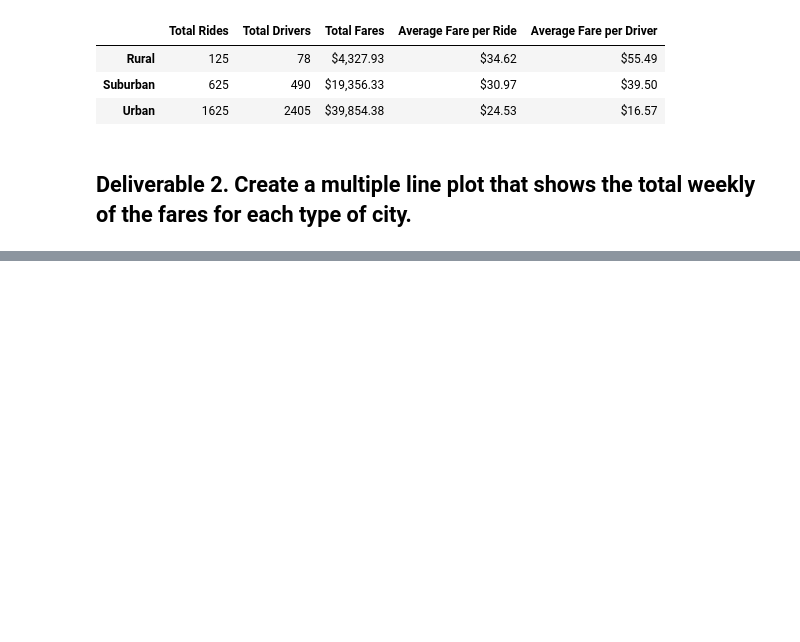
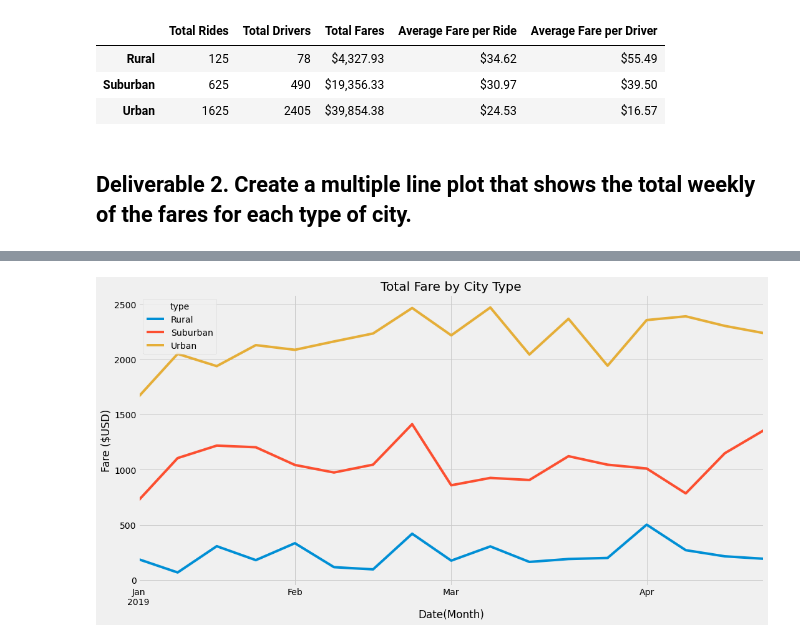
Before and after one commit to XZandermarsh/PyBer_Analysis, a Jupyter notebook: PyBer_Challenge.ipynb, the cells around one changed output, grey strips where cells are left out. Drawn from its saved outputs; the diff is of its cells as text; code cells hidden in the pictures; blank space fills up the shorter version.

```diff
--- a/PyBer_Challenge.ipynb
+++ b/PyBer_Challenge.ipynb
@@ -146,3 +185,5 @@ pyber_summary_df
 # %%
-# 4. Create a pivot table with the 'date' as the index, the columns ='type', and values='fare'
+# 11. Create a pivot table with the 'date' as the index, the columns ='type', and values='fare'
 # to get the total fares for each type of city by the date.
+pyber_date_summary_df = pyber_date_summary_df.pivot(index = 'date', columns = 'type', values = 'fare')
+pyber_date_summary_df
@@ -149,2 +205,4 @@ pyber_summary_df
 # %%
-# 5. Create a new DataFrame from the pivot table DataFrame using loc on the given dates, '2019-01-01':'2019-04-29'.
+# 12. Create a new DataFrame from the pivot table DataFrame using loc on the given dates, '2019-01-01':'2019-04-29'.
+pyber_date_summary_df_q1_2019 = pyber_date_summary_df.loc['2019-01-01':'2019-04-29']
+pyber_date_summary_df_q1_2019
@@ -151,3 +224,5 @@ pyber_summary_df
 # %%
-# 6. Set the "date" index to datetime datatype. This is necessary to use the resample() method in Step 8.
+# 13. Set the "date" index to datetime datatype. This is necessary to use the resample() method in Step 15.
 # df.index = pd.to_datetime(df.index)
+pyber_date_summary_df_q1_2019.index = pd.to_datetime(pyber_date_summary_df_q1_2019.index)
+pyber_date_summary_df_q1_2019
@@ -156,2 +258,4 @@ pyber_summary_df
 # %%
-# 8. Create a new DataFrame using the "resample()" function by week 'W' and get the sum of the fares for each week.
+# 15. Create a new DataFrame using the "resample()" function by week 'W' and get the sum of the fares for each week.
+pyber_date_summary_df_q1_2019 = pyber_date_summary_df_q1_2019.resample('W').sum()
+pyber_date_summary_df_q1_2019
@@ -158,7 +282,18 @@ pyber_summary_df
 # %%
-# 8. Using the object-oriented interface method, plot the resample DataFrame using the df.plot() function.
+# 16. Using the object-oriented interface method, plot the resample DataFrame using the df.plot() function.
 
 # Import the style from Matplotlib.
 from matplotlib import style
+import matplotlib.pyplot as plt
 # Use the graph style fivethirtyeight.
 style.use('fivethirtyeight')
+
+# Create the plot
+fig, ax = plt.subplots(figsize=(16, 8))
+pyber_date_summary_df_q1_2019.plot(ax=ax, title = "Total Fare by City Type")
+ax.set(ylabel = "Fare ($USD)", xlabel = "Date(Month)")
+
+# Save the figure.
+plt.savefig("C:/Users/golfz/Documents/GitHub/PyBer_Analysis/analysis/Pyber_fare_summary.png")
+# %% [output]
+[figure, added]
```
Also changed, not shown: parts of 8 cells of this notebook, 1 other file.
